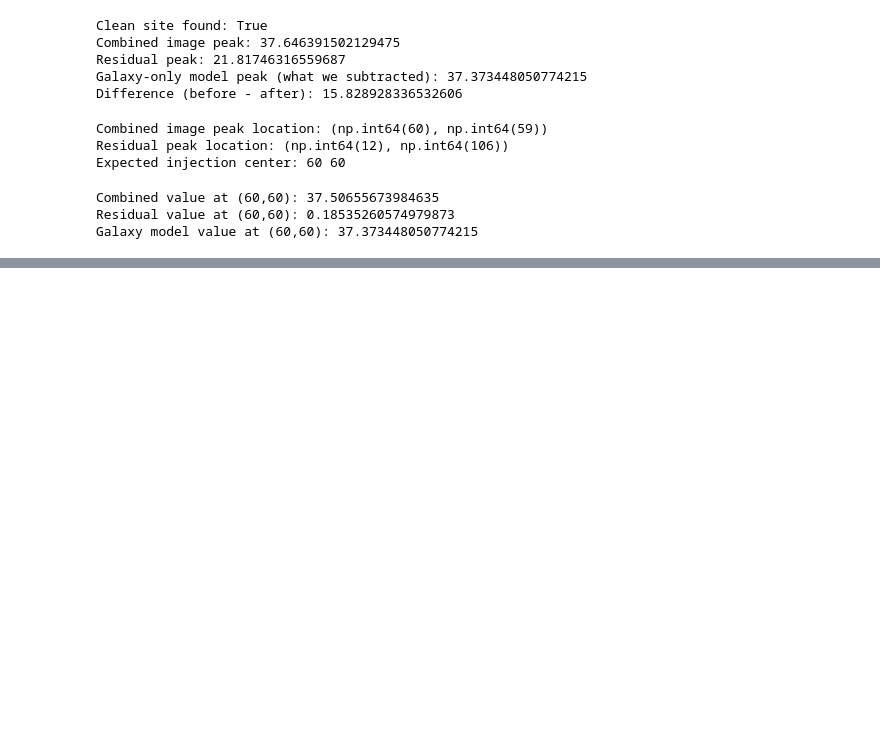
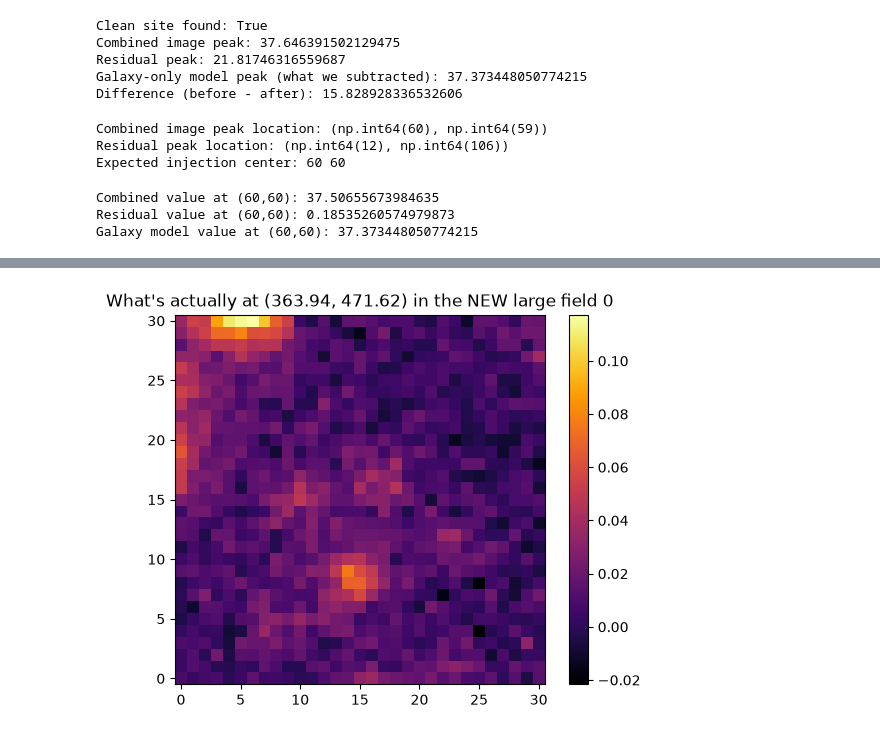
Before and after one commit to ekanshgouttam/gravitational-lens-engine, a Jupyter notebook: notebooks/03_hsc_real_backgrounds.ipynb, the cells around one changed output, grey strips where cells are left out. Cells and saved outputs as stored; diff of their text form; code cells hidden in the pictures; blank space fills up the shorter version.

```diff
--- a/notebooks/03_hsc_real_backgrounds.ipynb
+++ b/notebooks/03_hsc_real_backgrounds.ipynb
@@ -803,0 +894,8 @@ Galaxy model value at (60,60): 37.373448050774215
+# %%
+stamp_check = extract_stamp_odd(large_backgrounds[0], 363.94, 471.62)
+plt.imshow(stamp_check, cmap='inferno', origin='lower')
+plt.title("What's actually at (363.94, 471.62) in the NEW large field 0")
+plt.colorbar()
+plt.show()
+# %% [output]
+[figure, added]
```
Also changed, not shown: parts of 16 cells of this notebook, 1 other file.
